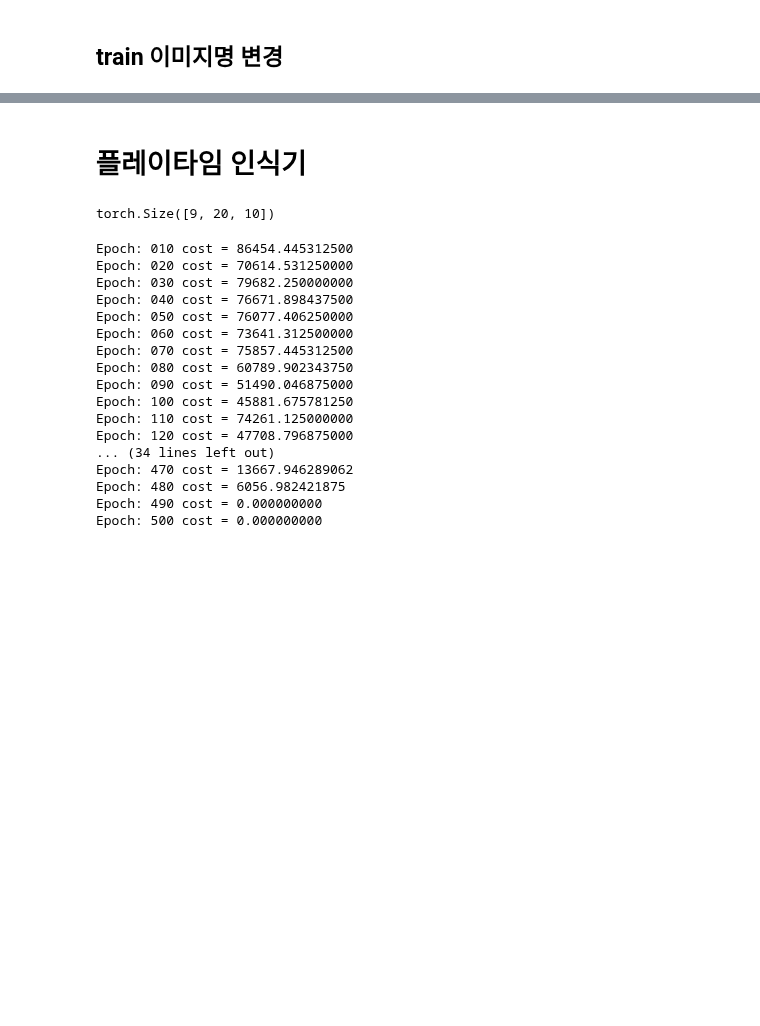
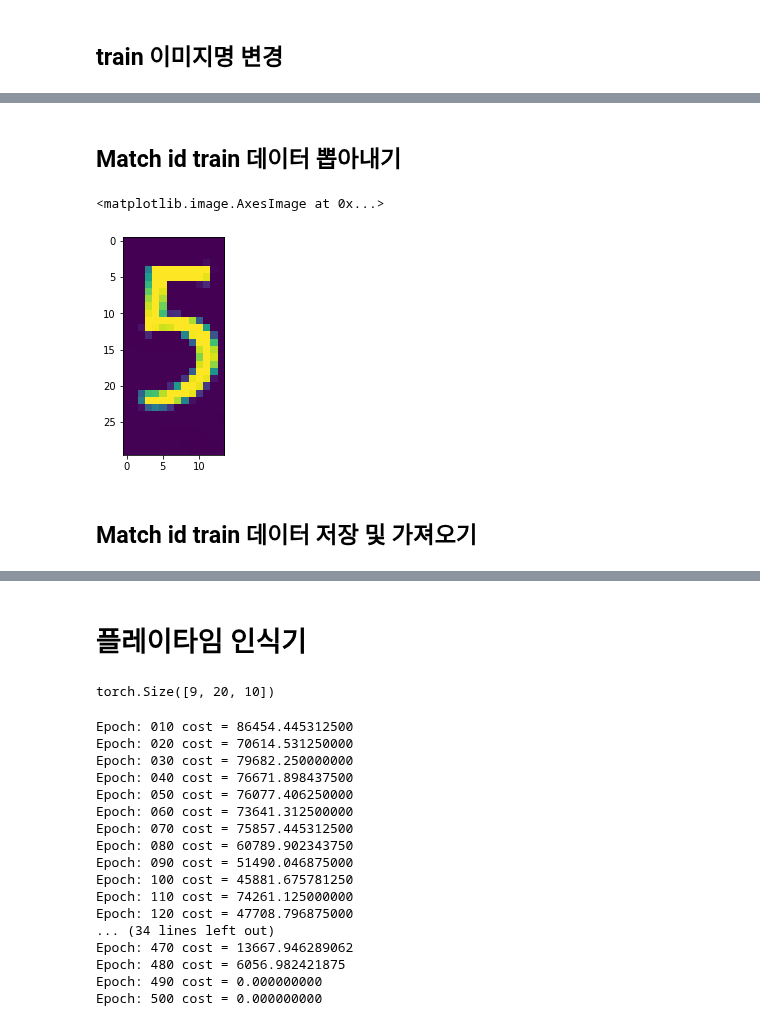
Before and after one commit to orangemush/DataAnalysis, a Jupyter notebook: league_of_legends/image_analysis.ipynb, the cells around one changed output, grey strips where cells are left out. Saved outputs shown, nothing was run; the diff lists cells and outputs as text; code cells hidden in the pictures; blank space fills up the shorter version.

Commit message:
making match id recognizition

```diff
--- a/league_of_legends/image_analysis.ipynb
+++ b/league_of_legends/image_analysis.ipynb
@@ -121 +181,12 @@ match_id_train_y = [5, 5, 0, 9, 7, 5, 3, 9, 5, 9,
+# %% [markdown]
+## Match id train 데이터 뽑아내기
+# %%
+# plt.figure(figsize=(16, 12))
+# plt.imshow(image[389:419, 1194:1206])
+plt.imshow(cv2.imread("images/match_id/test/match_id04.png", cv2.IMREAD_GRAYSCALE)[380:410, 1192+45:1206+45])
+# %% [output]
+<matplotlib.image.AxesImage at 0x...>
+[figure, added]
+# %% [markdown]
+## Match id train 데이터 저장 및 가져오기
 # %%
```
Also changed, not shown: parts of 33 cells of this notebook.
